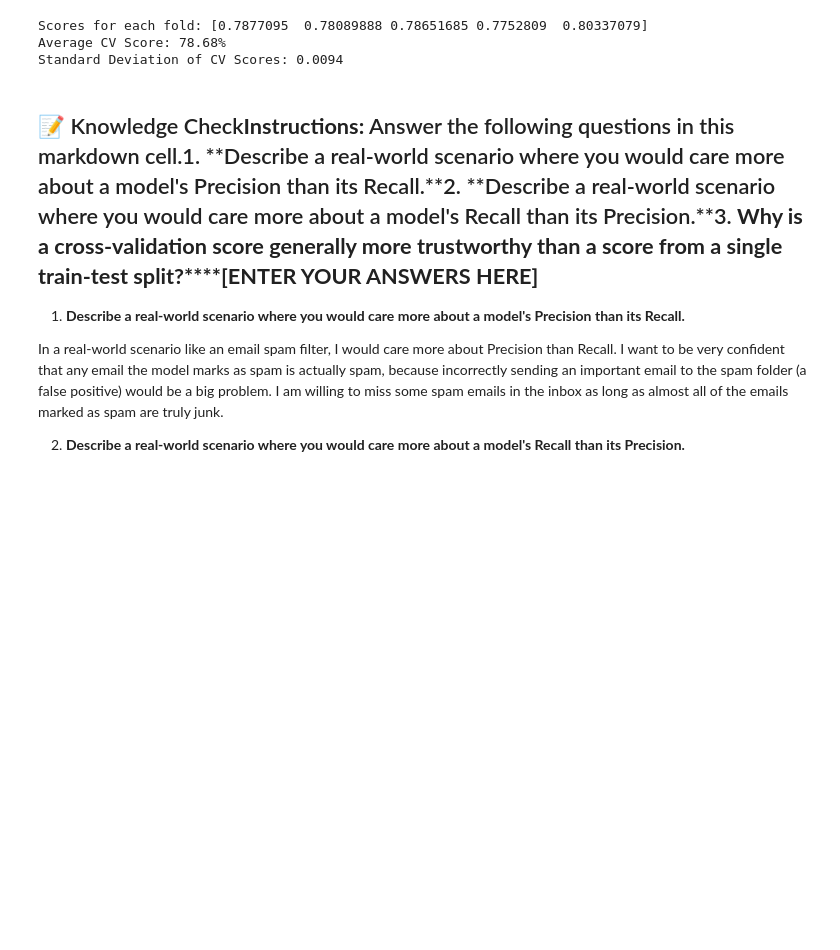
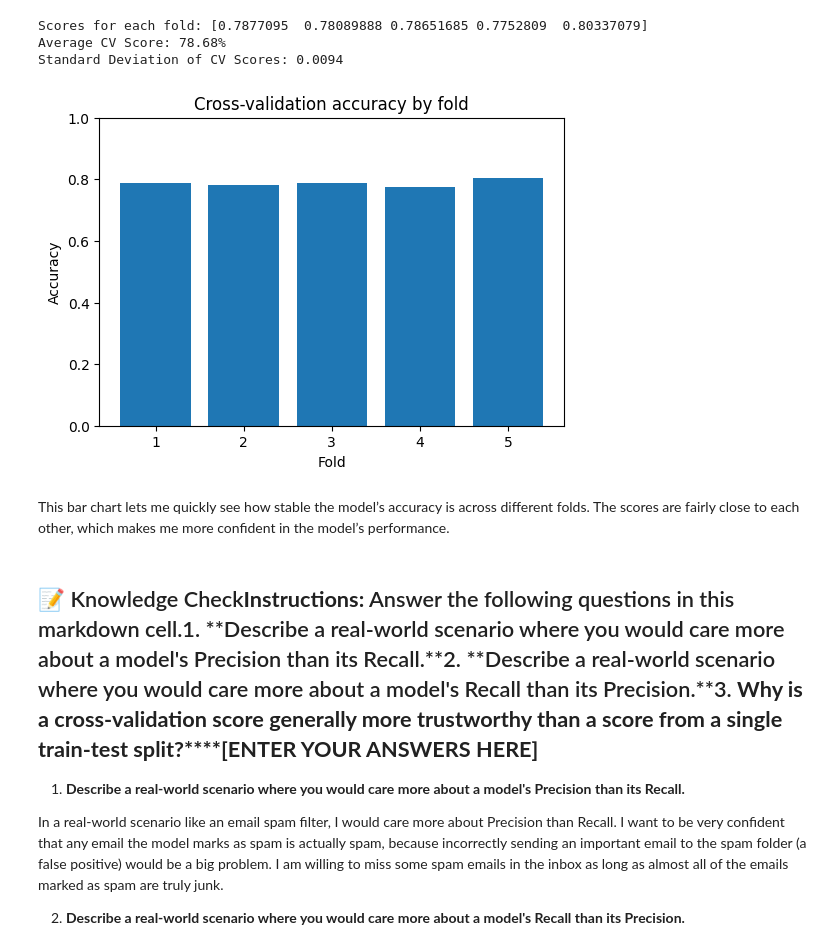
Before and after one commit to imrhuskhn12-alt/ITAI_ML_FirstRepo_ImranKhan, a Jupyter notebook: Module_07_Lab_Model_Evaluation.ipynb, the cells around one changed output. Cells and saved outputs as stored; diff of their text form; code cells hidden in the pictures; blank space fills up the shorter version.

```diff
--- a/Module_07_Lab_Model_Evaluation.ipynb
+++ b/Module_07_Lab_Model_Evaluation.ipynb
@@ -100,6 +118,18 @@ print(f"Standard Deviation of CV Scores: {cv_scores.std():.4f}")
 Scores for each fold: [0.7877095  0.78089888 0.78651685 0.7752809  0.80337079]
 Average CV Score: 78.68%
 Standard Deviation of CV Scores: 0.0094
+# %%
+plt.figure(figsize=(6, 4))
+plt.bar(range(1, len(cv_scores) + 1), cv_scores)
+plt.ylim(0, 1)
+plt.xlabel("Fold")
+plt.ylabel("Accuracy")
+plt.title("Cross-validation accuracy by fold")
+plt.show()
+# %% [output]
+[figure, added]
+# %% [markdown]
+This bar chart lets me quickly see how stable the model’s accuracy is across different folds. The scores are fairly close to each other, which makes me more confident in the model’s performance.
 # %% [markdown]
 ## 📝 Knowledge Check**Instructions:** Answer the following questions in this markdown cell.1.  **Describe a real-world scenario where you would care more about a model's Precision than its Recall.**2.  **Describe a real-world scenario where you would care more about a model's Recall than its Precision.**3.  **Why is a cross-validation score generally more trustworthy than a score from a single train-test split?****[ENTER YOUR ANSWERS HERE]**
 
```
Also changed, not shown: parts of 2 cells of this notebook.
